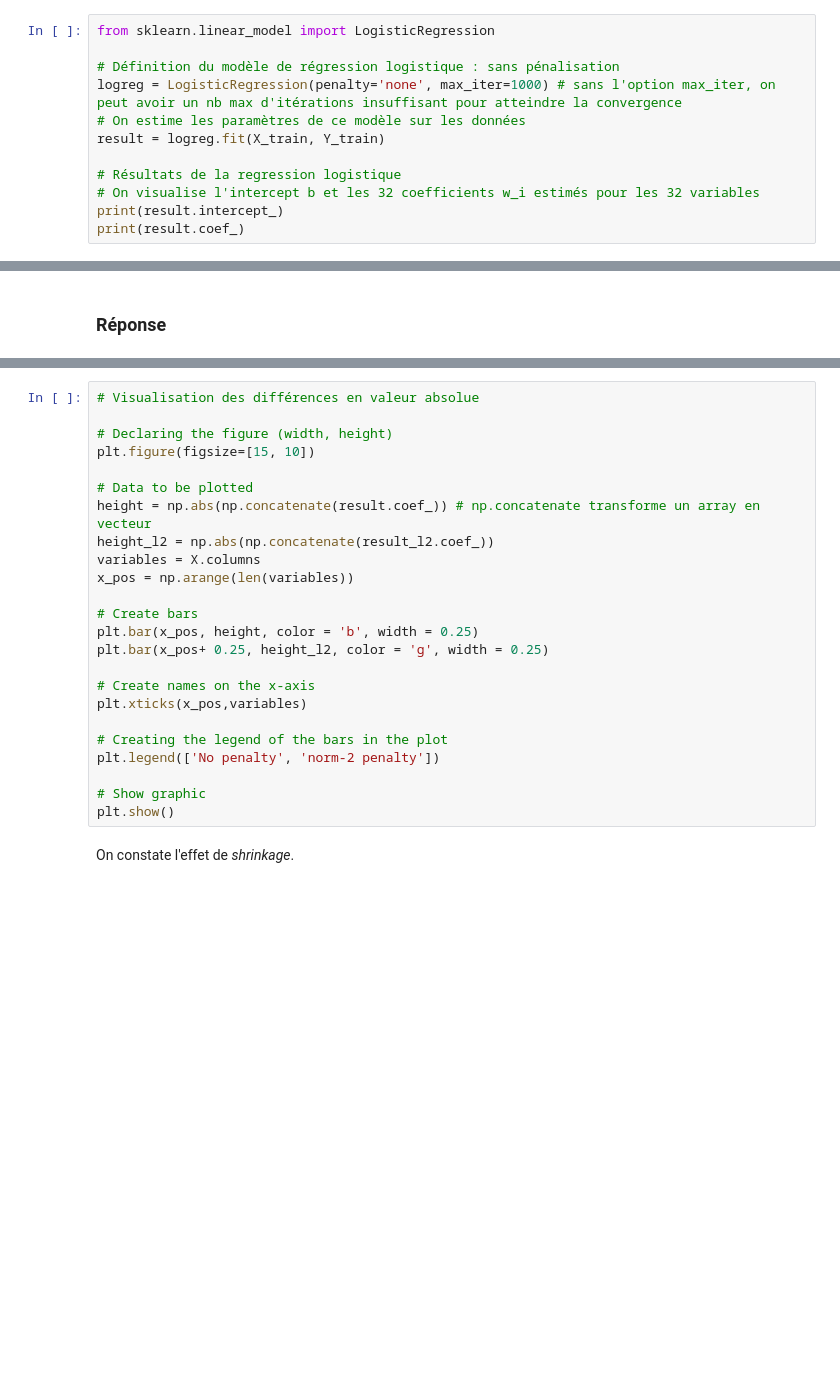
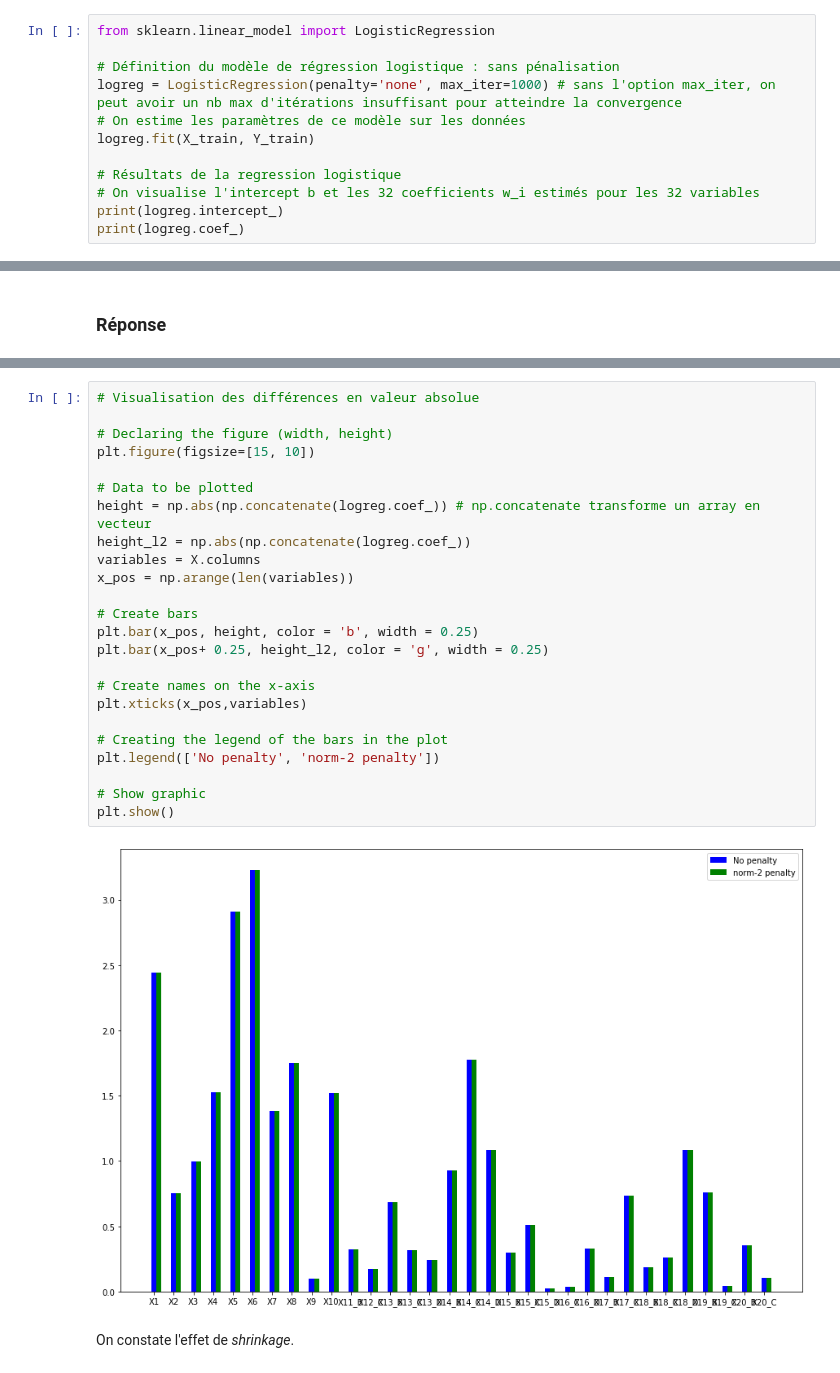
Before and after one commit to tabea17/formationCNRSdeepLearning, a Jupyter notebook: day1_Logistic_Regression_credit_score.ipynb, the cells around one changed output, grey strips where cells are left out. Cells and saved outputs as stored; diff of their text form; blank space fills up the shorter version.

```diff
--- a/day1_Logistic_Regression_credit_score.ipynb
+++ b/day1_Logistic_Regression_credit_score.ipynb
@@ -202,9 +334,9 @@ from sklearn.linear_model import LogisticRegression
 # Définition du modèle de régression logistique : sans pénalisation
 logreg = LogisticRegression(penalty='none', max_iter=1000) # sans l'option max_iter, on peut avoir un nb max d'itérations insuffisant pour atteindre la convergence
 # On estime les paramètres de ce modèle sur les données
-result = logreg.fit(X_train, Y_train)
+logreg.fit(X_train, Y_train)
 
 # Résultats de la regression logistique
 # On visualise l'intercept b et les 32 coefficients w_i estimés pour les 32 variables
-print(result.intercept_)
-print(result.coef_)
+print(logreg.intercept_)
+print(logreg.coef_)
@@ -341,27 +527,29 @@ print(result.coef_)
 # %%
 # Visualisation des différences en valeur absolue
 
 # Declaring the figure (width, height)
 plt.figure(figsize=[15, 10])
 
 # Data to be plotted
-height = np.abs(np.concatenate(result.coef_)) # np.concatenate transforme un array en vecteur
-height_l2 = np.abs(np.concatenate(result_l2.coef_))
+height = np.abs(np.concatenate(logreg.coef_)) # np.concatenate transforme un array en vecteur
+height_l2 = np.abs(np.concatenate(logreg.coef_))
 variables = X.columns
 x_pos = np.arange(len(variables))
 
 # Create bars
 plt.bar(x_pos, height, color = 'b', width = 0.25)
 plt.bar(x_pos+ 0.25, height_l2, color = 'g', width = 0.25)
 
 # Create names on the x-axis
 plt.xticks(x_pos,variables)
 
 # Creating the legend of the bars in the plot
 plt.legend(['No penalty', 'norm-2 penalty'])
 
 # Show graphic
 plt.show()
+# %% [output]
+[figure, added]
 # %% [markdown]
 On constate l'effet de *shrinkage*.
 # %%
```
Also changed, not shown: parts of 44 cells of this notebook, 2 other files.
